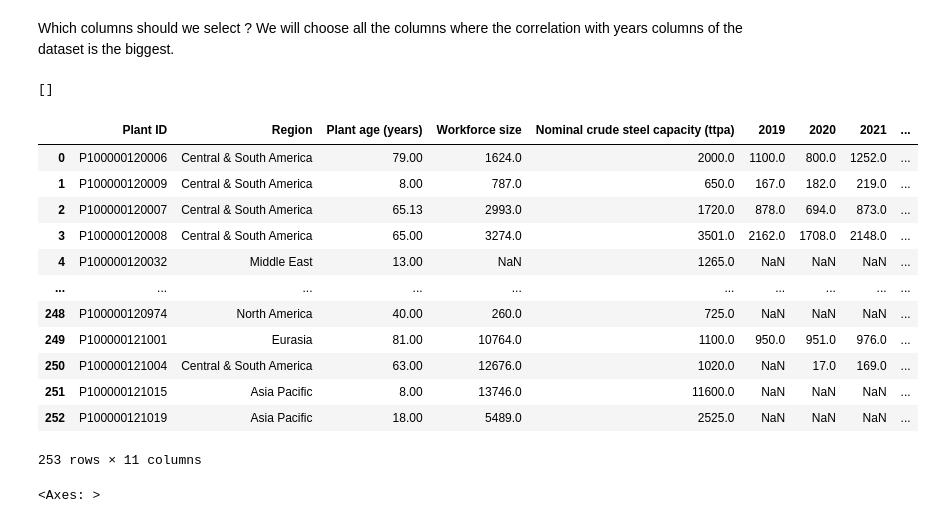
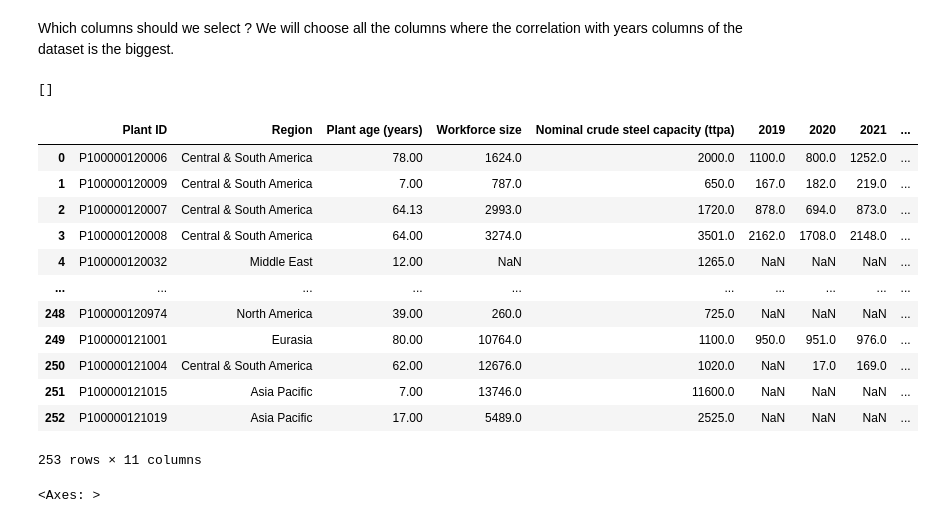
Before and after one commit to 1rthurdls/lab_2_research, a Jupyter notebook: lab_2.ipynb, the cells around one changed output. Drawn from its saved outputs; the diff is of its cells as text; code cells hidden in the pictures.

```diff
--- a/lab_2.ipynb
+++ b/lab_2.ipynb
@@ -131,31 +131,32 @@ def search(df,target):
 # %%
 ##Relevent features : Region/country, plant age, workforce size, Nominal crude steel capacity,2023,2024
 model_df = merged_df[['Plant ID','Region','Plant age (years)','Workforce size','Nominal crude steel capacity (ttpa)',2019,2020,2021,2022,2023,2024]]
 model_df = unkown_to_nan(model_df)
 print(search(model_df,'>0'))
 
 model_df = model_df.astype({
     'Plant age (years)': 'float64',
     'Workforce size': 'float64',
     'Nominal crude steel capacity (ttpa)': 'float64',
     2023: 'float64',
     2024: 'float64'
 })
+model_df['Plant age (years)']=model_df['Plant age (years)']-1
 model_df
 # %% [output]
 []
 |  | Plant ID | Region | Plant age (years) | Workforce size | Nominal crude steel capacity (ttpa) | 2019 | 2020 | 2021 | ... |
-| 0 | P100000120006 | Central & South America | 79.00 | 1624.0 | 2000.0 | 1100.0 | 800.0 | 1252.0 | ... |
-| 1 | P100000120009 | Central & South America | 8.00 | 787.0 | 650.0 | 167.0 | 182.0 | 219.0 | ... |
-| 2 | P100000120007 | Central & South America | 65.13 | 2993.0 | 1720.0 | 878.0 | 694.0 | 873.0 | ... |
-| 3 | P100000120008 | Central & South America | 65.00 | 3274.0 | 3501.0 | 2162.0 | 1708.0 | 2148.0 | ... |
-| 4 | P100000120032 | Middle East | 13.00 | NaN | 1265.0 | NaN | NaN | NaN | ... |
+| 0 | P100000120006 | Central & South America | 78.00 | 1624.0 | 2000.0 | 1100.0 | 800.0 | 1252.0 | ... |
+| 1 | P100000120009 | Central & South America | 7.00 | 787.0 | 650.0 | 167.0 | 182.0 | 219.0 | ... |
+| 2 | P100000120007 | Central & South America | 64.13 | 2993.0 | 1720.0 | 878.0 | 694.0 | 873.0 | ... |
+| 3 | P100000120008 | Central & South America | 64.00 | 3274.0 | 3501.0 | 2162.0 | 1708.0 | 2148.0 | ... |
+| 4 | P100000120032 | Middle East | 12.00 | NaN | 1265.0 | NaN | NaN | NaN | ... |
 | ... | ... | ... | ... | ... | ... | ... | ... | ... | ... |
-| 248 | P100000120974 | North America | 40.00 | 260.0 | 725.0 | NaN | NaN | NaN | ... |
-| 249 | P100000121001 | Eurasia | 81.00 | 10764.0 | 1100.0 | 950.0 | 951.0 | 976.0 | ... |
-| 250 | P100000121004 | Central & South America | 63.00 | 12676.0 | 1020.0 | NaN | 17.0 | 169.0 | ... |
-| 251 | P100000121015 | Asia Pacific | 8.00 | 13746.0 | 11600.0 | NaN | NaN | NaN | ... |
-| 252 | P100000121019 | Asia Pacific | 18.00 | 5489.0 | 2525.0 | NaN | NaN | NaN | ... |
+| 248 | P100000120974 | North America | 39.00 | 260.0 | 725.0 | NaN | NaN | NaN | ... |
+| 249 | P100000121001 | Eurasia | 80.00 | 10764.0 | 1100.0 | 950.0 | 951.0 | 976.0 | ... |
+| 250 | P100000121004 | Central & South America | 62.00 | 12676.0 | 1020.0 | NaN | 17.0 | 169.0 | ... |
+| 251 | P100000121015 | Asia Pacific | 7.00 | 13746.0 | 11600.0 | NaN | NaN | NaN | ... |
+| 252 | P100000121019 | Asia Pacific | 17.00 | 5489.0 | 2525.0 | NaN | NaN | NaN | ... |
 253 rows × 11 columns
 # %%
 import seaborn as sns
```
Also changed, not shown: parts of 12 cells of this notebook.
